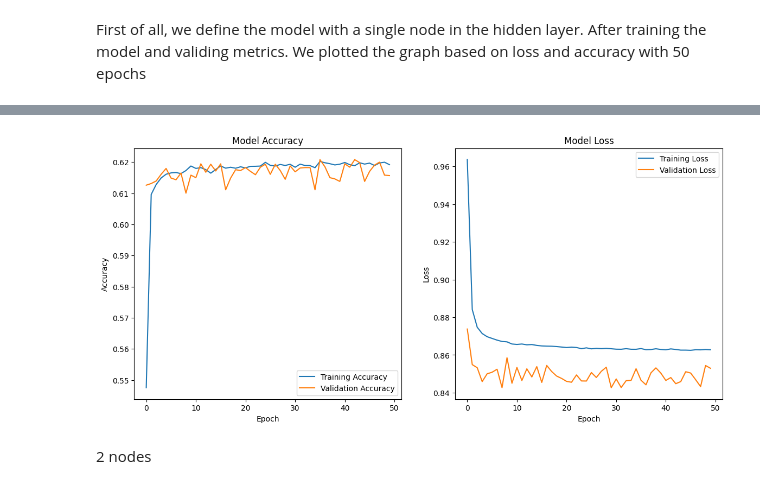
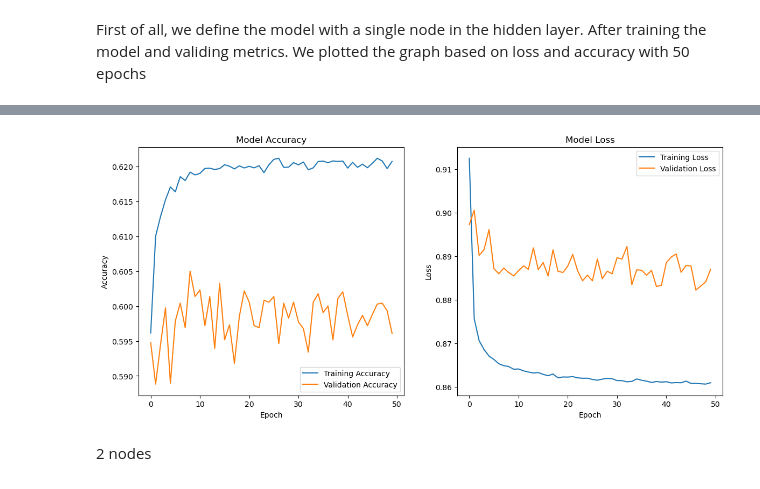
Before and after one commit to rennylee/Neural-Networks, a Jupyter notebook: csi4106-f24-a3-300240688-300228879.ipynb, the cells around one changed output, grey strips where cells are left out. Drawn from its saved outputs; the diff is of its cells as text; code cells hidden in the pictures.

Commit message:
compiled all nodes results

```diff
--- a/csi4106-f24-a3-300240688-300228879.ipynb
+++ b/csi4106-f24-a3-300240688-300228879.ipynb
@@ -160,7 +160,5 @@ Value  0.68     0.68     0.7     0.68     0.7     0.69     0.68     0.68     0.6
 # %%
 # putting numerical values into binary array so model can train properly
 y_train_categorical = utils.to_categorical(y_train)
+y_valid_categorical = utils.to_categorical(y_valid)
 y_test_categorical = utils.to_categorical(y_test)
-
-# fitting model
-nn_model.fit(X_train, y_train_categorical, epochs=10, batch_size=32, verbose=1)
@@ -192,16 +193,16 @@ Assess the models using metrics such as precision, recall, and F1-score.
 dummy_model.fit(X_train, y_train)
 y_pred_dummy = dummy_model.predict(X_valid)
 
-baseline_model.fit(X_valid, y_train)
+baseline_model.fit(X_train, y_train)
 y_pred_baseline = baseline_model.predict(X_valid)
 
 nn_preds = nn_model.predict(X_valid)
 y_pred_nn = np.argmax(nn_preds, axis = 1)
 
 print("Dummy model Performance:")
-print(classification_report(y_train, y_pred_dummy))
-print("Baseline model Performance:")
-print(classification_report(y_train, y_pred_baseline))
+print(classification_report(y_valid, y_pred_dummy))
+print("Baseline model (Logistic Regression) Performance:")
+print(classification_report(y_valid, y_pred_baseline))
 print("Neural Network model Performance:")
-print(classification_report(y_train, y_pred_nn))
+print(classification_report(y_valid, y_pred_nn))
 # %% [output]
@@ -355,7 +347,7 @@ nn_model_single_node = Sequential([
 
 nn_model_single_node.compile(optimizer='adam',loss='categorical_crossentropy', metrics=['accuracy'])
 
-history = nn_model_single_node.fit(X_train, y_train_categorical, epochs=50, batch_size=32, verbose=1, validation_data=(X_test, y_test_categorical))
+history = nn_model_single_node.fit(X_train, y_train_categorical, epochs=50, batch_size=32, verbose=1, validation_data=(X_valid, y_valid_categorical))
 
 plt.figure(figsize=(14,6))
 plt.subplot(1, 2, 1)
@@ -397,4 +389,4 @@ Epoch 50/50
-[figure, old version]
+[figure, new version]
 # %% [markdown]
 2 nodes
 # %%
```
Also changed, not shown: parts of 7 cells of this notebook.
